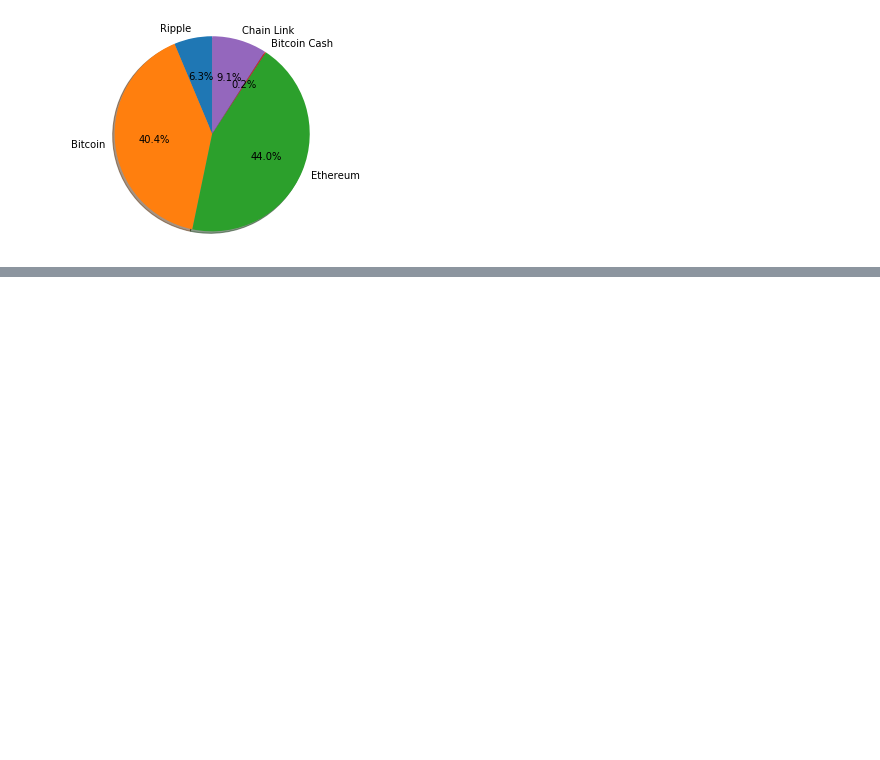
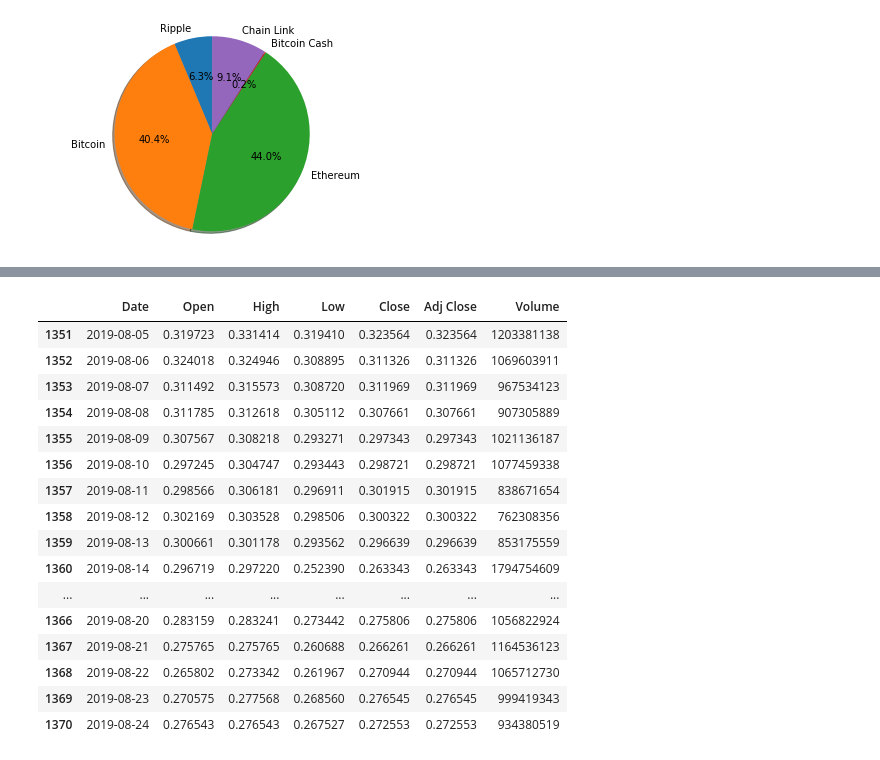
Before and after one commit to MohammedAamerHussain/Crypto-Portfolio-optimization, a Jupyter notebook: Aamer Hussain Crypto RNN LSTM.ipynb, the cells around one changed output, grey strips where cells are left out. Saved outputs shown, nothing was run; the diff lists cells and outputs as text; code cells hidden in the pictures; blank space fills up the shorter version.

```diff
--- a/Aamer Hussain Crypto RNN LSTM.ipynb
+++ b/Aamer Hussain Crypto RNN LSTM.ipynb
@@ -1031,0 +1075,20 @@ plt.show()
+# %%
+df_ripple_train.tail(20)
+# %% [output]
+|  | Date | Open | High | Low | Close | Adj Close | Volume |
+| 1351 | 2019-08-05 | 0.319723 | 0.331414 | 0.319410 | 0.323564 | 0.323564 | 1203381138 |
+| 1352 | 2019-08-06 | 0.324018 | 0.324946 | 0.308895 | 0.311326 | 0.311326 | 1069603911 |
+| 1353 | 2019-08-07 | 0.311492 | 0.315573 | 0.308720 | 0.311969 | 0.311969 | 967534123 |
+| 1354 | 2019-08-08 | 0.311785 | 0.312618 | 0.305112 | 0.307661 | 0.307661 | 907305889 |
+| 1355 | 2019-08-09 | 0.307567 | 0.308218 | 0.293271 | 0.297343 | 0.297343 | 1021136187 |
+| 1356 | 2019-08-10 | 0.297245 | 0.304747 | 0.293443 | 0.298721 | 0.298721 | 1077459338 |
+| 1357 | 2019-08-11 | 0.298566 | 0.306181 | 0.296911 | 0.301915 | 0.301915 | 838671654 |
+| 1358 | 2019-08-12 | 0.302169 | 0.303528 | 0.298506 | 0.300322 | 0.300322 | 762308356 |
+| 1359 | 2019-08-13 | 0.300661 | 0.301178 | 0.293562 | 0.296639 | 0.296639 | 853175559 |
+| 1360 | 2019-08-14 | 0.296719 | 0.297220 | 0.252390 | 0.263343 | 0.263343 | 1794754609 |
+| ... | ... | ... | ... | ... | ... | ... | ... |
+| 1366 | 2019-08-20 | 0.283159 | 0.283241 | 0.273442 | 0.275806 | 0.275806 | 1056822924 |
+| 1367 | 2019-08-21 | 0.275765 | 0.275765 | 0.260688 | 0.266261 | 0.266261 | 1164536123 |
+| 1368 | 2019-08-22 | 0.265802 | 0.273342 | 0.261967 | 0.270944 | 0.270944 | 1065712730 |
+| 1369 | 2019-08-23 | 0.270575 | 0.277568 | 0.268560 | 0.276545 | 0.276545 | 999419343 |
+| 1370 | 2019-08-24 | 0.276543 | 0.276543 | 0.267527 | 0.272553 | 0.272553 | 934380519 |
```
Also changed, not shown: parts of 32 cells of this notebook, 1 other file.
